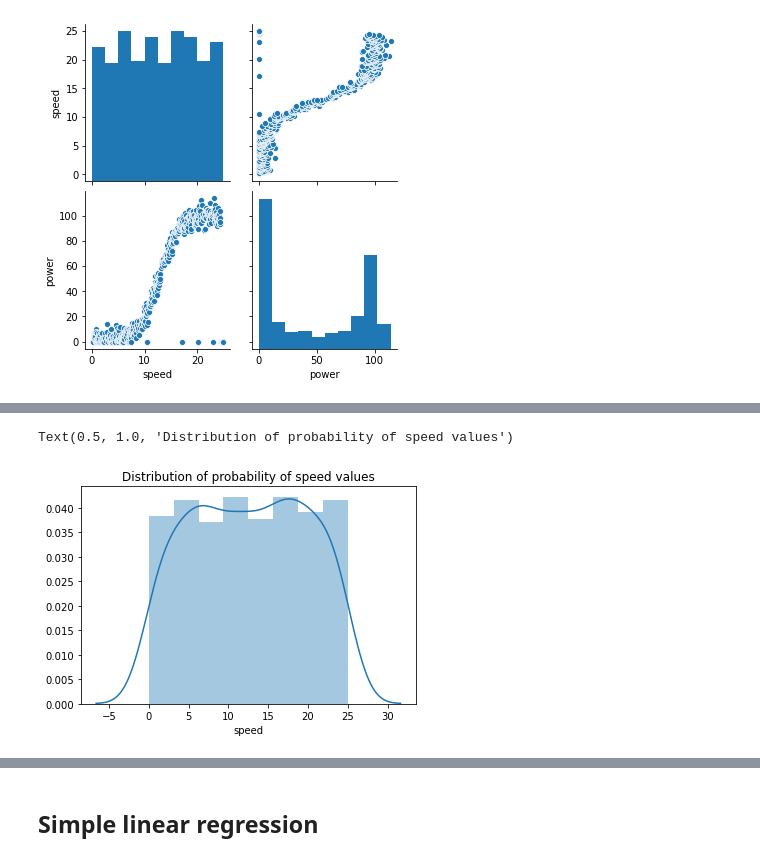
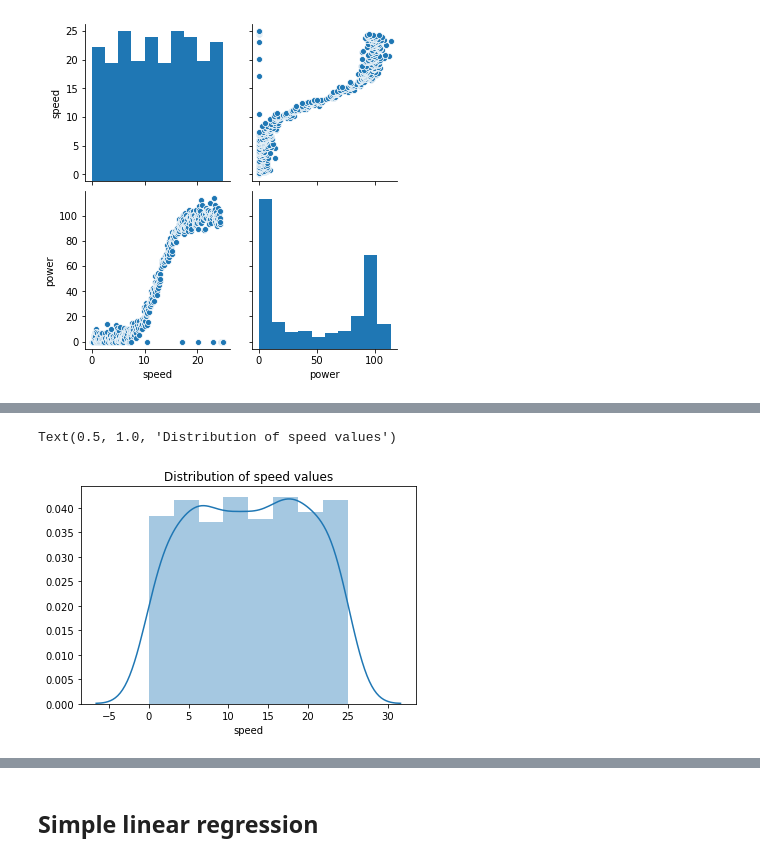
Before and after one commit to Manuferu/Project_FDA, a Jupyter notebook: Powerproduction.ipynb, the cells around one changed output, grey strips where cells are left out. Saved outputs shown, nothing was run; the diff lists cells and outputs as text; code cells hidden in the pictures.

```diff
--- a/Powerproduction.ipynb
+++ b/Powerproduction.ipynb
@@ -47,5 +47,5 @@ Text(0.5, 1.0, 'Distribution of probability of power values')
 # %%
-sns.distplot(df['speed']).set_title('Distribution of probability of speed values')
+sns.distplot(df['speed']).set_title('Distribution of speed values')
 # %% [output]
-Text(0.5, 1.0, 'Distribution of probability of speed values')
+Text(0.5, 1.0, 'Distribution of speed values')
-[figure, old version]
+[figure, new version]
```
Also changed, not shown: parts of 12 cells of this notebook.
